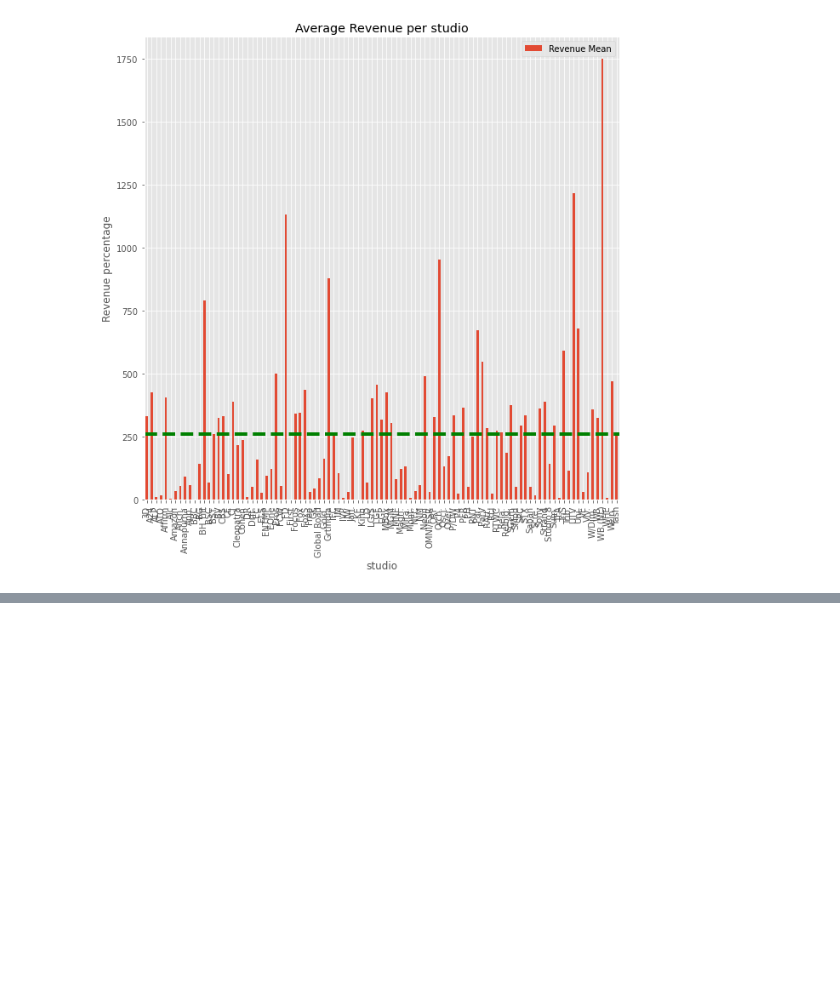
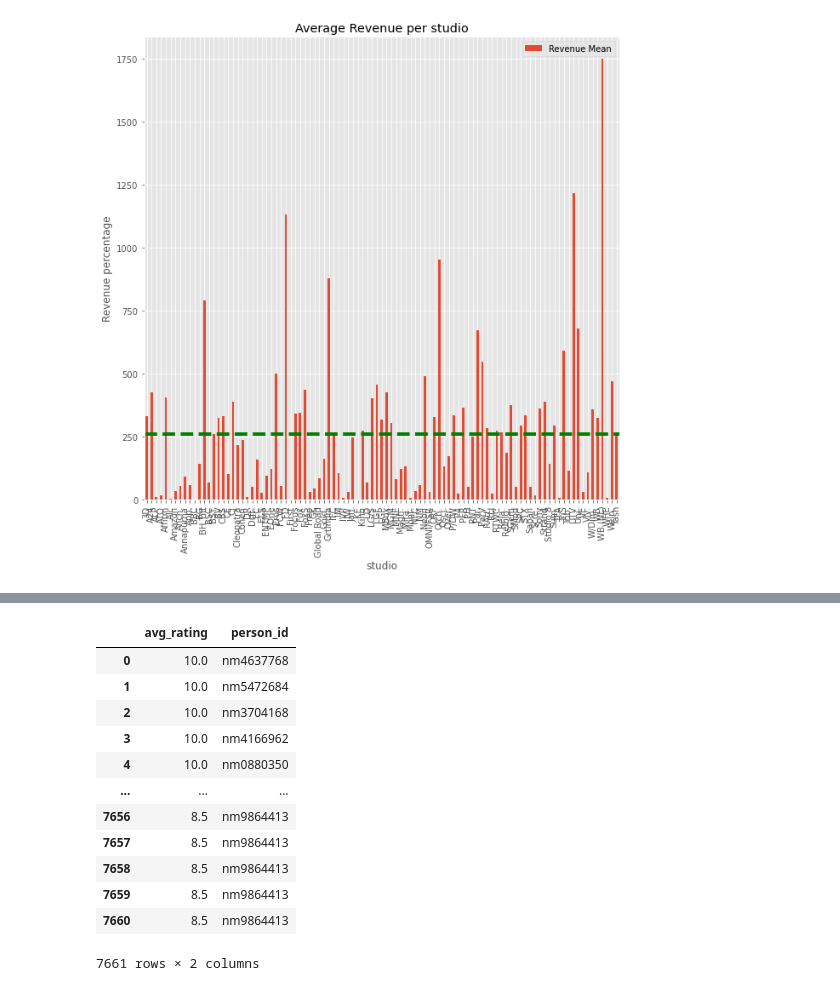
Before and after one commit to QuinnGrigsby/Capstone_Git-ing_it_done_MovieInformation, a Jupyter notebook: Data Understanding.ipynb, the cells around one changed output, grey strips where cells are left out. Saved outputs shown, nothing was run; the diff lists cells and outputs as text; code cells hidden in the pictures; blank space fills up the shorter version.

```diff
--- a/Data Understanding.ipynb
+++ b/Data Understanding.ipynb
@@ -198,4 +224,32 @@ with zipfile.ZipFile("zippedData/im.db.zip", "r") as zObject:
 # %%
 conn = sqlite3.connect("im.db")
 cur = conn.cursor()
+# %%
+q= pd.read_sql("""
+SELECT averagerating as avg_rating, person_id
+FROM movie_ratings
+JOIN directors
+    USING (movie_id)
+WHERE averagerating >= 8.5
+ORDER BY avg_rating DESC
+;
+""", conn)
+q
+#imdb_movie_ratings = imdb_movie_ratings[imdb_movie_ratings["person_id"].str.contains("None") == False]
+#data_for_analysis_by_rating = imdb_movie_ratings.groupby(by="person_id", as_index=False).mean() top_30_by_rating = data_for_analysis_by_rating.iloc[:30]
+#print(top_30_by_rating)
+# %% [output]
+|  | avg_rating | person_id |
+| 0 | 10.0 | nm4637768 |
+| 1 | 10.0 | nm5472684 |
+| 2 | 10.0 | nm3704168 |
+| 3 | 10.0 | nm4166962 |
+| 4 | 10.0 | nm0880350 |
+| ... | ... | ... |
+| 7656 | 8.5 | nm9864413 |
+| 7657 | 8.5 | nm9864413 |
+| 7658 | 8.5 | nm9864413 |
+| 7659 | 8.5 | nm9864413 |
+| 7660 | 8.5 | nm9864413 |
+7661 rows × 2 columns
 # %%
```
Also changed, not shown: parts of 6 cells of this notebook.
